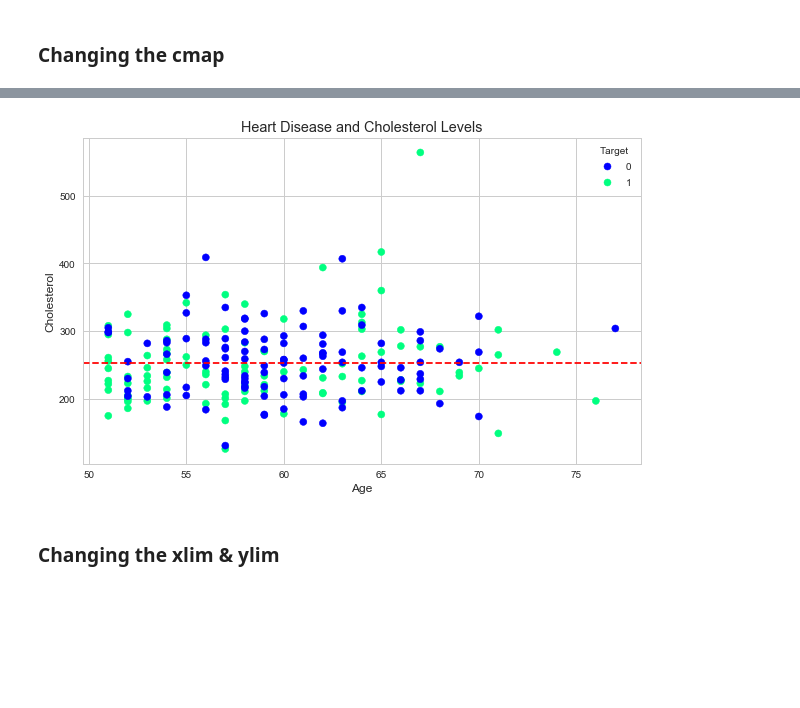
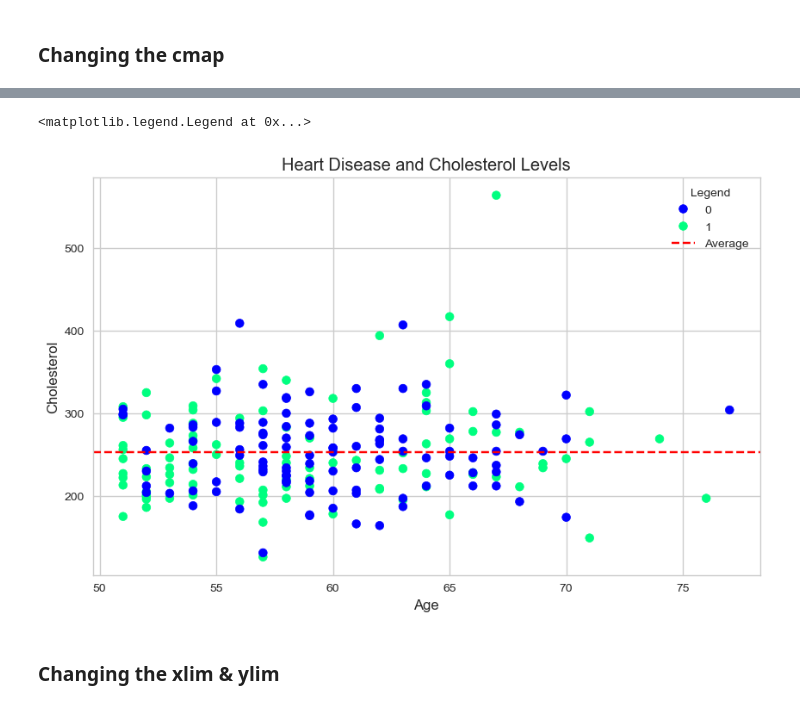
Before and after one commit to hamidov9jat/Matplotlib-Exercises, a Jupyter notebook: notebooks/my-experiments.ipynb, the cells around one changed output, grey strips where cells are left out. Cells and saved outputs as stored; diff of their text form; code cells hidden in the pictures; blank space fills up the shorter version.

Commit message:
finished customizing plots using OO methods

```diff
--- a/notebooks/my-experiments.ipynb
+++ b/notebooks/my-experiments.ipynb
@@ -940,6 +939,10 @@ car_sales["Price"].plot();
 # %%
 # Change the style...
-plt.style.use('seaborn-whitegrid')
+plt.style.use('seaborn-v0_8-whitegrid')
+# plt.style.use('seaborn-v0_8')
+# plt.style.use('dark_background') # deprecated.
+# Instead use seaborn-v0_8-darkgrid
+# plt.style.use('seaborn-v0_8-darkgrid')
 # %%
 car_sales["Price"].plot();
 # %% [output]
@@ -947,5 +950,6 @@ car_sales["Price"].plot();
 # %%
-plt.style.use('seaborn')
+# plt.style.use('seaborn')
+plt.style.use('seaborn-v0_8')
 # %%
 car_sales["Price"].plot();
 # %% [output]
@@ -1008,7 +1017,8 @@ ax.legend().set_visible(True)
 # %% [markdown]
 ### Changing the cmap
 # %%
-plt.style.use('seaborn-whitegrid')
+# plt.style.use('seaborn-whitegrid')
+plt.style.use('seaborn-v0_8-whitegrid')
 # %%
 # No cmap change
 fig, ax = plt.subplots(figsize=(10, 6))
@@ -1028,20 +1062,29 @@ ax.legend(*scatter.legend_elements(), title="Target");
 # %%
 # Change cmap and horizontal line to be a different colour
 fig, ax = plt.subplots(figsize=(10, 6))
 scatter = ax.scatter(over_50["age"],
                      over_50["chol"],
                      c=over_50["target"],
                      cmap="winter")
 ax.set(title="Heart Disease and Cholesterol Levels",
        xlabel="Age",
        ylabel="Cholesterol")
-ax.axhline(y=over_50["chol"].mean(),
+
+average_line = ax.axhline(y=over_50["chol"].mean(),
            color='r',
            linestyle='--',
            label="Average");
-ax.legend(*scatter.legend_elements(), title="Target");
+
+# Get the handles and labels for the scatter plot and the horizontal line
+scatter_handles, scatter_labels = scatter.legend_elements()
+
+# ax.legend(*scatter.legend_elements(), title="Target")
+
+# Use the legend function of the AxesSubplot object to display the legend
+ax.legend(scatter_handles + [average_line], scatter_labels + [average_line.get_label()], title="Legend")
 # %% [output]
+<matplotlib.legend.Legend at 0x...>
-[figure, old version]
+[figure, new version]
 # %% [markdown]
 ### Changing the xlim & ylim
 # %%
```
Also changed, not shown: parts of 37 cells of this notebook.
